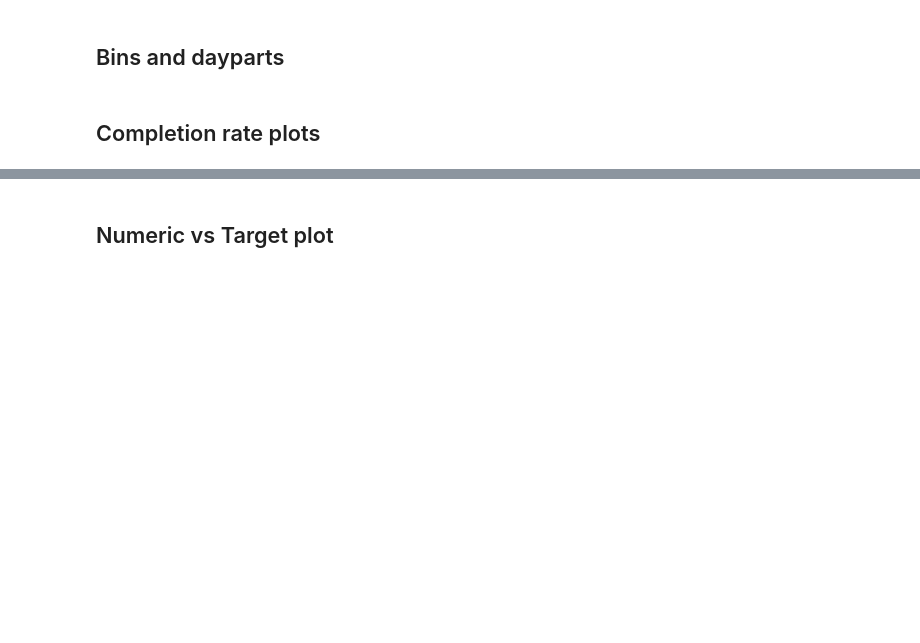
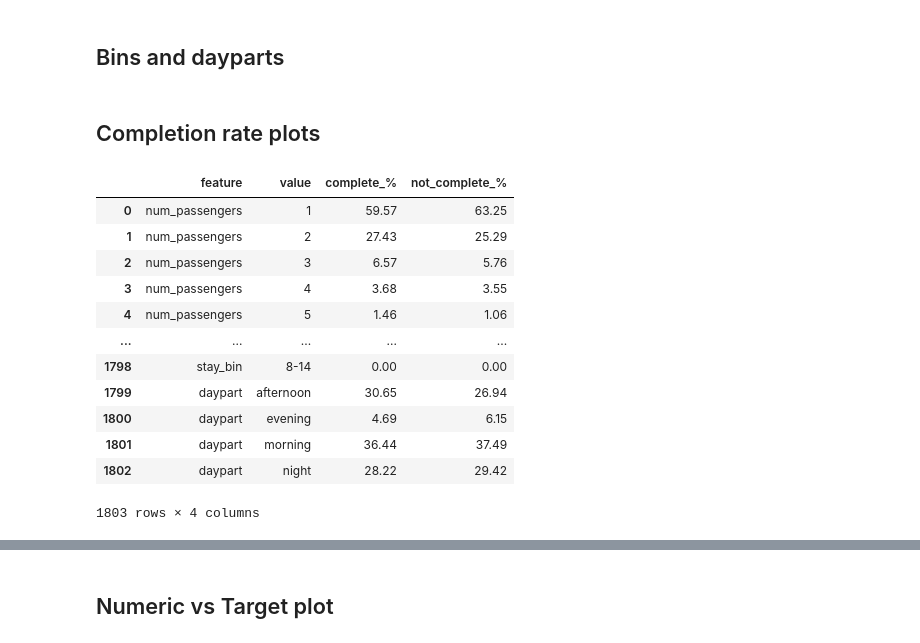
Before and after one commit to nickgeorgemathew/booking_analysis, a Jupyter notebook: notebooks/01_eda.ipynb, the cells around one changed output, grey strips where cells are left out. Saved outputs shown, nothing was run; the diff lists cells and outputs as text; code cells hidden in the pictures; blank space fills up the shorter version.

```diff
--- a/notebooks/01_eda.ipynb
+++ b/notebooks/01_eda.ipynb
@@ -180,3 +181,52 @@ def day_part(h):
 df['daypart'] = df['flight_hour'].apply(day_part)
 # %% [markdown]
 ## Completion rate plots
+# %%
+
+
+col = df.columns.to_list()
+complete = df[df['booking_complete'] == 1]
+not_complete = df[df['booking_complete'] == 0]
+
+def complete_rate(c: str) -> pd.DataFrame:
+    # 1) Compute per-category proportions for column c in each subset
+    cc = complete[c].value_counts(normalize=True, dropna=False).mul(100).round(2)
+    nc = not_complete[c].value_counts(normalize=True, dropna=False).mul(100).round(2)
+
+    # 2) Align categories so both Series share the same index
+    idx = cc.index.union(nc.index)
+    cc = cc.reindex(idx, fill_value=0.0)
+    nc = nc.reindex(idx, fill_value=0.0)
+
+    # 3) Build a tidy DataFrame output for this column
+    out = pd.DataFrame({
+        'feature': c,
+        'value': idx,
+        'complete_%': cc.values,
+        'not_complete_%': nc.values
+    })
+    return out
+
+# Aggregate for all columns except the target
+results = []
+for c in col:
+    if c == 'booking_complete':
+        continue
+    results.append(complete_rate(c))
+
+summary = pd.concat(results, ignore_index=True)
+display(summary)
+# %% [output]
+|  | feature | value | complete_% | not_complete_% |
+| 0 | num_passengers | 1 | 59.57 | 63.25 |
+| 1 | num_passengers | 2 | 27.43 | 25.29 |
+| 2 | num_passengers | 3 | 6.57 | 5.76 |
+| 3 | num_passengers | 4 | 3.68 | 3.55 |
+| 4 | num_passengers | 5 | 1.46 | 1.06 |
+| ... | ... | ... | ... | ... |
+| 1798 | stay_bin | 8-14 | 0.00 | 0.00 |
+| 1799 | daypart | afternoon | 30.65 | 26.94 |
+| 1800 | daypart | evening | 4.69 | 6.15 |
+| 1801 | daypart | morning | 36.44 | 37.49 |
+| 1802 | daypart | night | 28.22 | 29.42 |
+1803 rows × 4 columns
```
Also changed, not shown: parts of 2 cells of this notebook, 1 other file.
